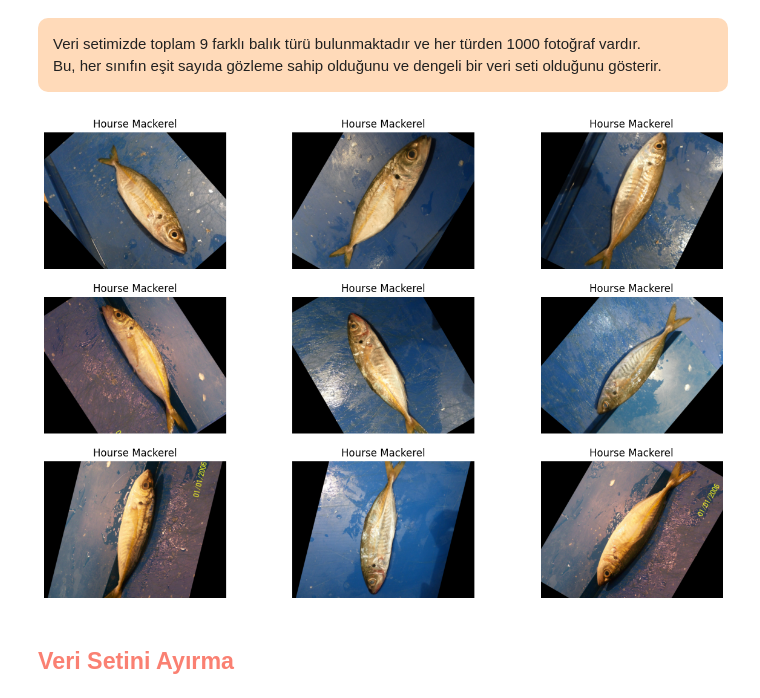
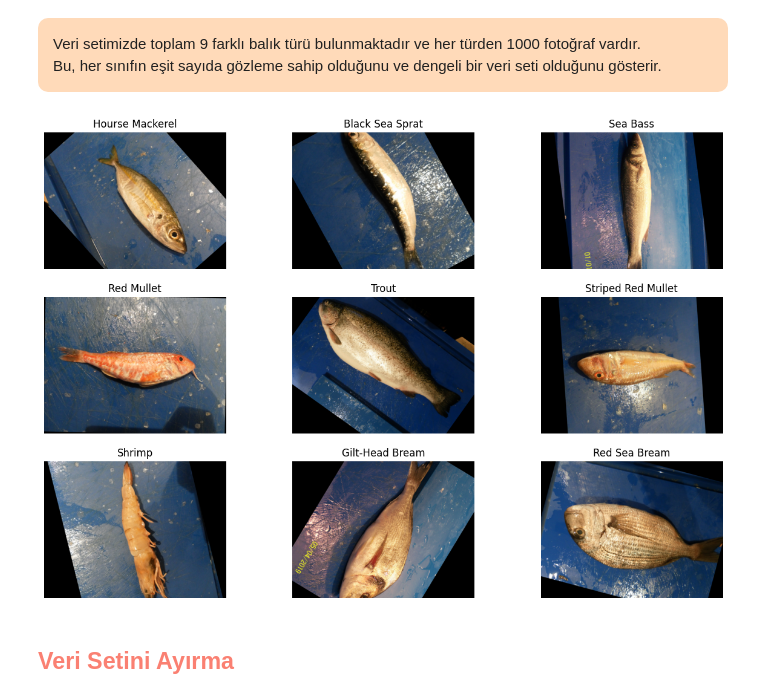
Before and after one commit to duygukiranoglu/Fish_Classification_ANN, a Jupyter notebook: fish-classification-ann.ipynb, the cells around one changed output. Saved outputs shown, nothing was run; the diff lists cells and outputs as text; code cells hidden in the pictures.

Commit message:
Kaggle Notebook | Fish_Classification_ANN | Version 11

```diff
--- a/fish-classification-ann.ipynb
+++ b/fish-classification-ann.ipynb
@@ -146,20 +146,23 @@ Veri setimizde toplam 9 farklı balık türü bulunmaktadır ve her türden 1000
     <br>
 </p>
 # %%
-# Bazı örnek görüntüleri görselleştirme
+# Her tür balıktan yalnızca bir örnek almak için veriyi gruplama
+unique_fish = data.drop_duplicates(subset=['label'])
+
+# Görselleştirme
 plt.figure(figsize=(15, 10))
 
-for i in range(9):
+for i, (index, row) in enumerate(unique_fish.iterrows()):
     plt.subplot(3, 3, i + 1)
-    img = cv2.imread(data['path'][i])
+    img = cv2.imread(row['path'])
     img = cv2.cvtColor(img, cv2.COLOR_BGR2RGB)
     plt.imshow(img)
-    plt.title(data['label'][i])
+    plt.title(row['label'])
     plt.axis('off')
 
 plt.show()
 # %% [output]
-[figure, old version]
+[figure, new version]
 # %% [markdown]
 <a class="anchor" id="read"></a>
 
```
Also changed, not shown: parts of 8 cells of this notebook.
